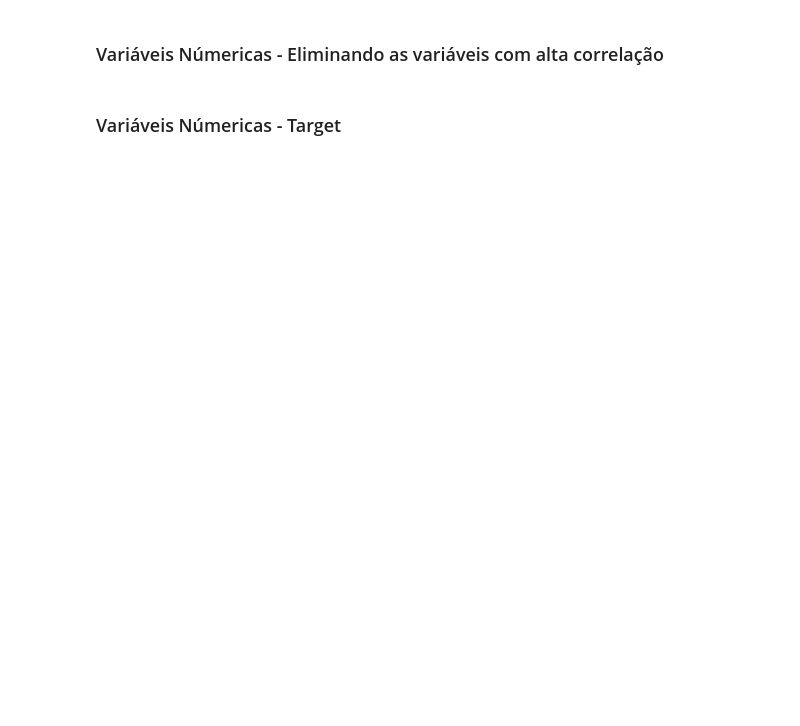
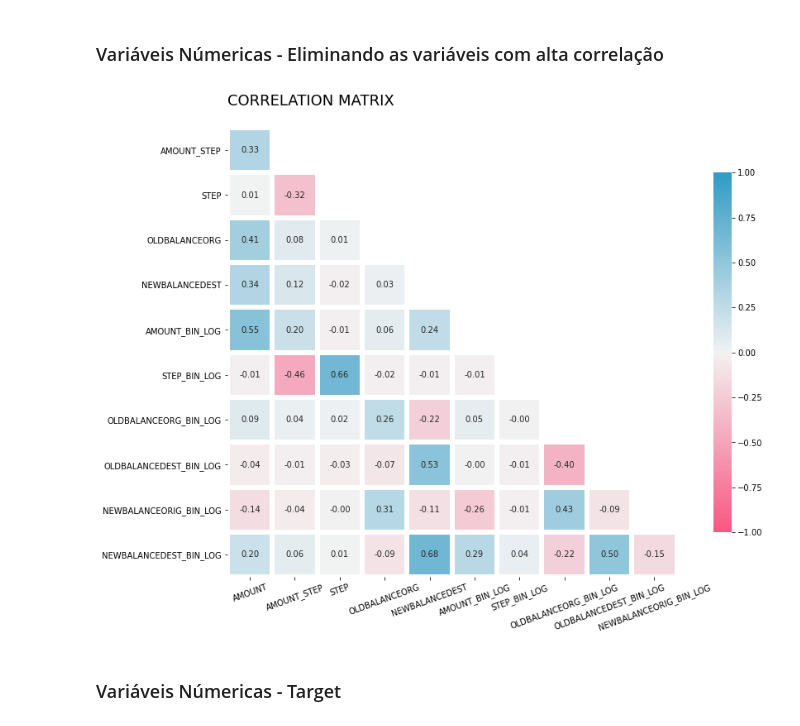
Before and after one commit to bruno154/project-6-blocker-fraud-company, a Jupyter notebook: notebooks/pa002_blocker_fraud2.ipynb, the cells around one changed output. Drawn from its saved outputs; the diff is of its cells as text; code cells hidden in the pictures; blank space fills up the shorter version.

```diff
--- a/notebooks/pa002_blocker_fraud2.ipynb
+++ b/notebooks/pa002_blocker_fraud2.ipynb
@@ -707,18 +840,20 @@ Myheat_map(dataset=train, variaveis=variaveis)
 # %%
 # Correlação de Pearson.
 variaveis = ['amount',
              'amount_step',
              'step',
              'oldbalanceOrg',
              'newbalanceDest',
              'amount_bin_log',
              'step_bin_log',
              'oldbalanceOrg_bin_log',
              'oldbalanceDest_bin_log',
              'newbalanceOrig_bin_log',
              'newbalanceDest_bin_log']
 
-Myheat_map(dataset=train, variaveis=variaveis)
+Myheat_map(dataset=Xtrain_pd, variaveis=variaveis)
+# %% [output]
+[figure, added]
 # %% [markdown]
 ###  Variáveis Númericas - Target
 # %%
```
Also changed, not shown: parts of 53 cells of this notebook, 1 other file.
